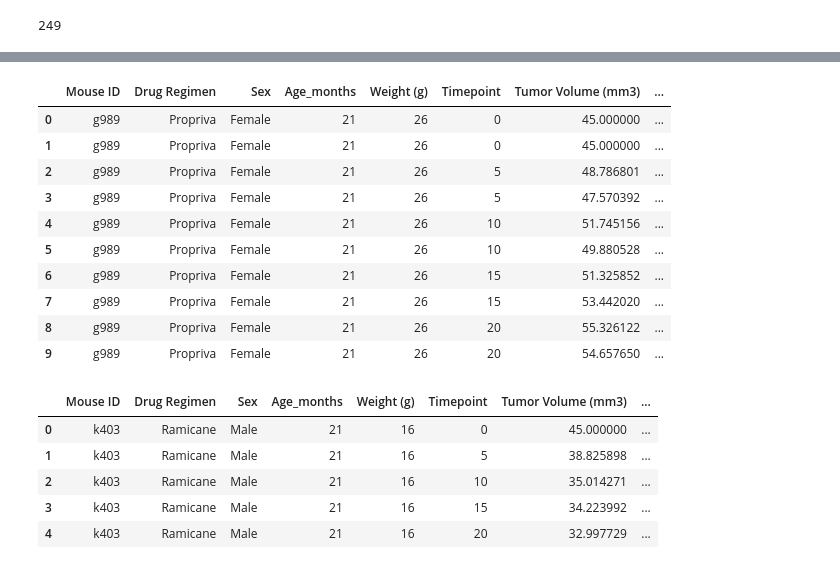
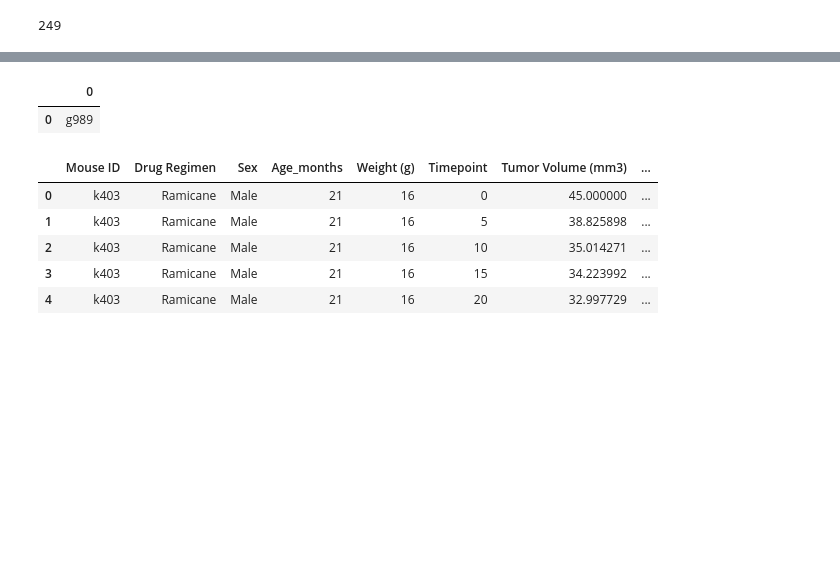
Before and after one commit to Claude-Hanfou/Pymaceuticals-Analysis, a Jupyter notebook: Pymaceuticals/Pymaceutical_start.ipynb, the cells around one changed output, grey strips where cells are left out. Cells and saved outputs as stored; diff of their text form; code cells hidden in the pictures; blank space fills up the shorter version.

```diff
--- a/Pymaceuticals/Pymaceutical.ipynb
+++ b/Pymaceuticals/Pymaceutical_start.ipynb
@@ -43,9 +43,9 @@ mouse_count
 249
 # %%
 # Getting the duplicate mice by ID number that shows up for Mouse ID and Timepoint.
-# duplicate_mice = combined_data_df.loc[combined_data_df.duplicated(subset=['Mouse ID', 'Timepoint',]),'Mouse ID'].unique()
-# duplicate_mice
+duplicate_mice = combined_data_df.loc[combined_data_df.duplicated(subset=['Mouse ID', 'Timepoint',]),'Mouse ID'].unique()
+duplicate_mice
 
-duplicate_mice = study_results_df[study_results_df.duplicated(subset=['Mouse ID', 'Timepoint'],keep=False)]
-duplicate_mice[['Mouse ID', 'Timepoint']]
+# duplicate_mice = study_results_df[study_results_df.duplicated(subset=['Mouse ID', 'Timepoint'],keep=False)]
+# duplicate_mice[['Mouse ID', 'Timepoint']]
 # %% [output]
@@ -63,18 +53,9 @@ duplicate_mice[['Mouse ID', 'Timepoint']]
 # %%
 # Optional: Get all the data for the duplicate mouse ID.
-all_duplicate = pd.merge(mouse_metadata_df,duplicate_mice, on="Mouse ID")
+all_duplicate = pd.DataFrame(duplicate_mice)
 all_duplicate
 # %% [output]
-|  | Mouse ID | Drug Regimen | Sex | Age_months | Weight (g) | Timepoint | Tumor Volume (mm3) | ... |
-| 0 | g989 | Propriva | Female | 21 | 26 | 0 | 45.000000 | ... |
-| 1 | g989 | Propriva | Female | 21 | 26 | 0 | 45.000000 | ... |
-| 2 | g989 | Propriva | Female | 21 | 26 | 5 | 48.786801 | ... |
-| 3 | g989 | Propriva | Female | 21 | 26 | 5 | 47.570392 | ... |
-| 4 | g989 | Propriva | Female | 21 | 26 | 10 | 51.745156 | ... |
-| 5 | g989 | Propriva | Female | 21 | 26 | 10 | 49.880528 | ... |
-| 6 | g989 | Propriva | Female | 21 | 26 | 15 | 51.325852 | ... |
-| 7 | g989 | Propriva | Female | 21 | 26 | 15 | 53.442020 | ... |
-| 8 | g989 | Propriva | Female | 21 | 26 | 20 | 55.326122 | ... |
-| 9 | g989 | Propriva | Female | 21 | 26 | 20 | 54.657650 | ... |
+|  | 0 |
+| 0 | g989 |
 # %%
 # Create a clean DataFrame by dropping the duplicate mouse by its ID.
```
Also changed, not shown: parts of 9 cells of this notebook.
